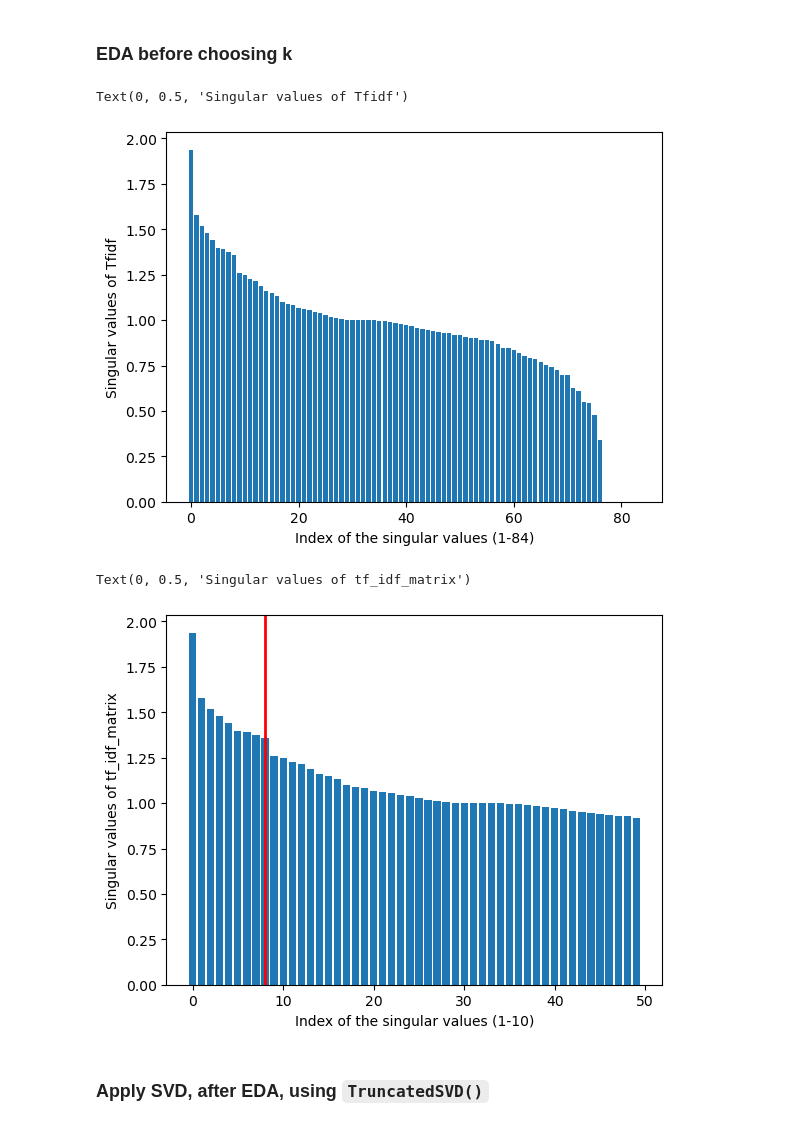
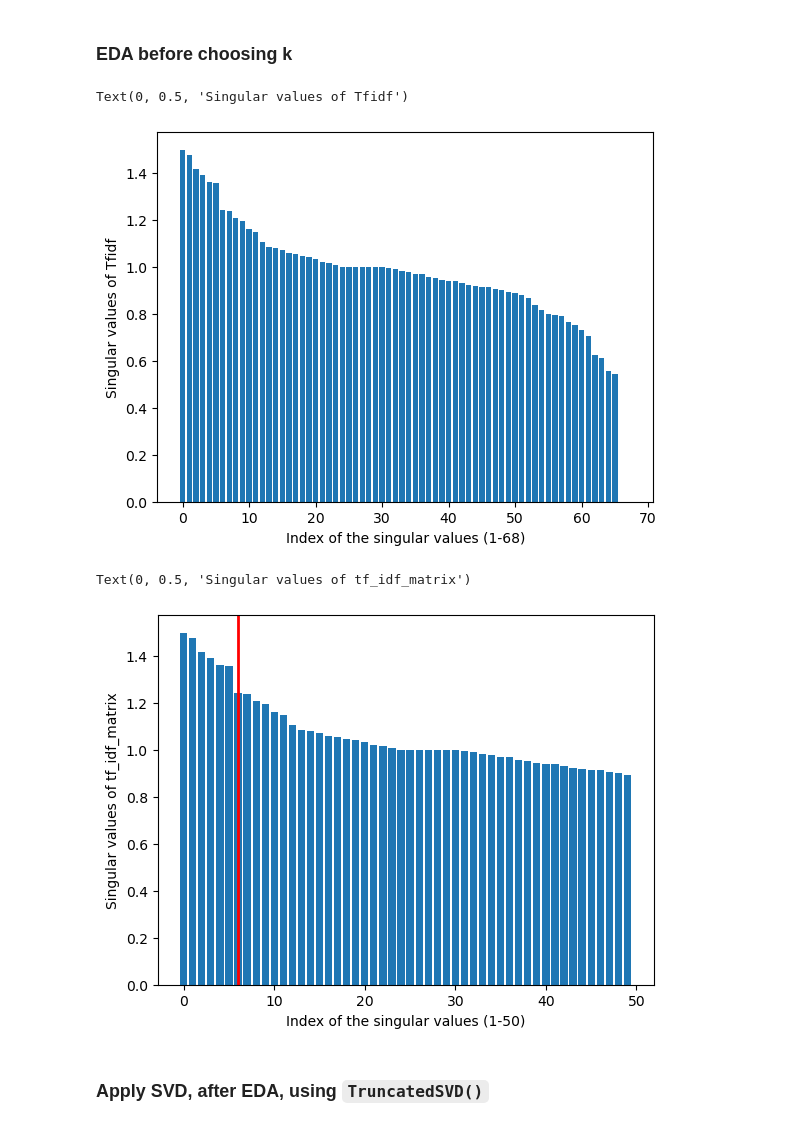
Before and after one commit to zaynpatel/LTA2061, a Jupyter notebook: FinalProject/FinalLSA.ipynb, the cells around one changed output. Drawn from its saved outputs; the diff is of its cells as text; code cells hidden in the pictures.

```diff
--- a/FinalProject/FinalLSA.ipynb
+++ b/FinalProject/FinalLSA.ipynb
@@ -85,22 +74,22 @@ Tfidf.shape
 # %% [markdown]
 ### EDA before choosing k
 # %%
-eda_svd = TruncatedSVD(n_components=599)
+eda_svd = TruncatedSVD(n_components=Tfidf.shape[1])
 eda_lsa = eda_svd.fit_transform(Tfidf)
 # %%
 plt.bar([n for n in range(len(eda_svd.singular_values_))], height = eda_svd.singular_values_)
-plt.xlabel("Index of the singular values (1-84)") # Some of these, especially after 75 may be non-zero but very small. We know non-zero singular values are one method to figure out the rank of the matrix.
+plt.xlabel("Index of the singular values (1-68)") # Some of these, especially after 75 may be non-zero but very small. We know non-zero singular values are one method to figure out the rank of the matrix.
 plt.ylabel("Singular values of Tfidf")
 # %% [output]
 Text(0, 0.5, 'Singular values of Tfidf')
-[figure, old version]
+[figure, new version]
 # %%
 plt.bar([n for n in range(len(eda_svd.singular_values_))[:50]], height = eda_svd.singular_values_[:50])
-plt.axvline(x = 8, color = 'r', linestyle = '-', linewidth = 2)
-plt.xlabel("Index of the singular values (1-10)")
+plt.axvline(x = 6, color = 'r', linestyle = '-', linewidth = 2)
+plt.xlabel("Index of the singular values (1-50)")
 plt.ylabel("Singular values of tf_idf_matrix")
 # %% [output]
 Text(0, 0.5, 'Singular values of tf_idf_matrix')
-[figure, old version]
+[figure, new version]
 # %% [markdown]
 ### Apply SVD, after EDA, using `TruncatedSVD()`
```
Also changed, not shown: parts of 21 cells of this notebook.
